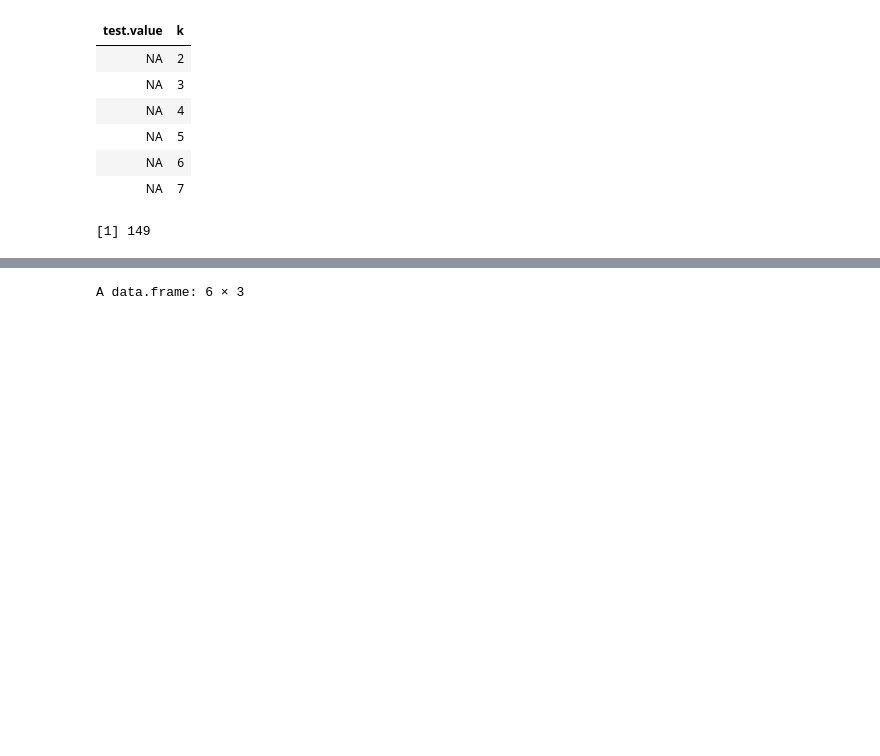
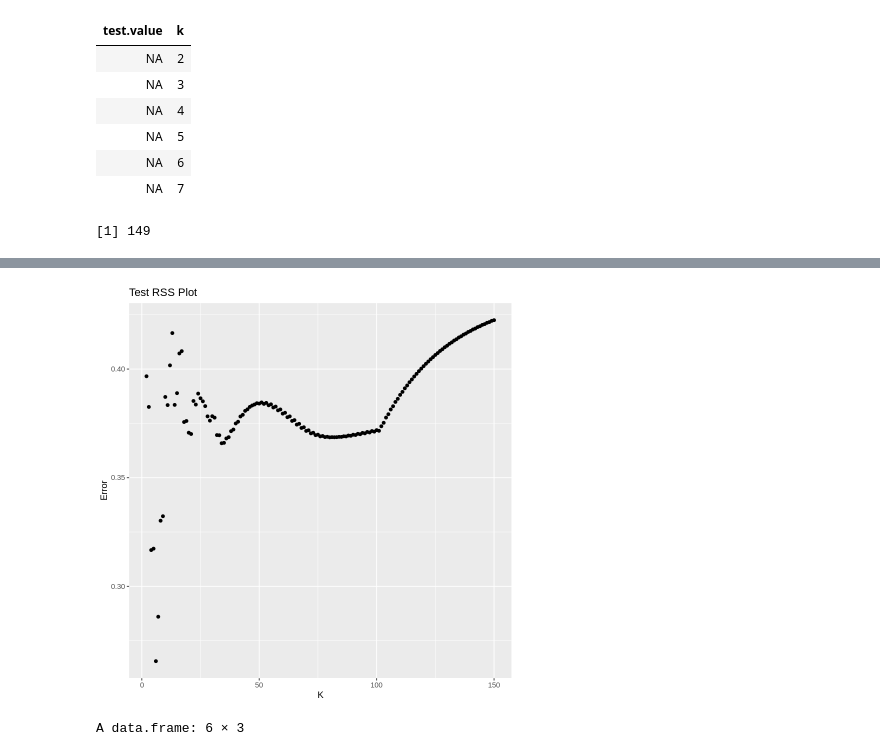
Before and after one commit to jam641/macaluso_DSPN_S23, a Jupyter notebook: Exercise17.ipynb, the cells around one changed output, grey strips where cells are left out. Cells and saved outputs as stored; diff of their text form; code cells hidden in the pictures; blank space fills up the shorter version.

```diff
--- a/Exercise17.ipynb
+++ b/Exercise17.ipynb
@@ -605,3 +599,14 @@ A data.frame: 6 × 2
+# %%
+# make matrix a df
+test.rss.df <- as.data.frame(test_rss)
+# head(test.rss.df)
+# plotting
+test.rss.plot <- ggplot(data = test.rss.df, aes(k, test.value)) +
+   geom_point() +
+   labs(x = "K", y = "Error", title = "Test RSS Plot")
+test.rss.plot
+# %% [output]
+[figure, added]
 # %%
 # merge together
 both.df = merge(train.rss.df, test.rss.df, by = "k")
```
Also changed, not shown: parts of 19 cells of this notebook.
